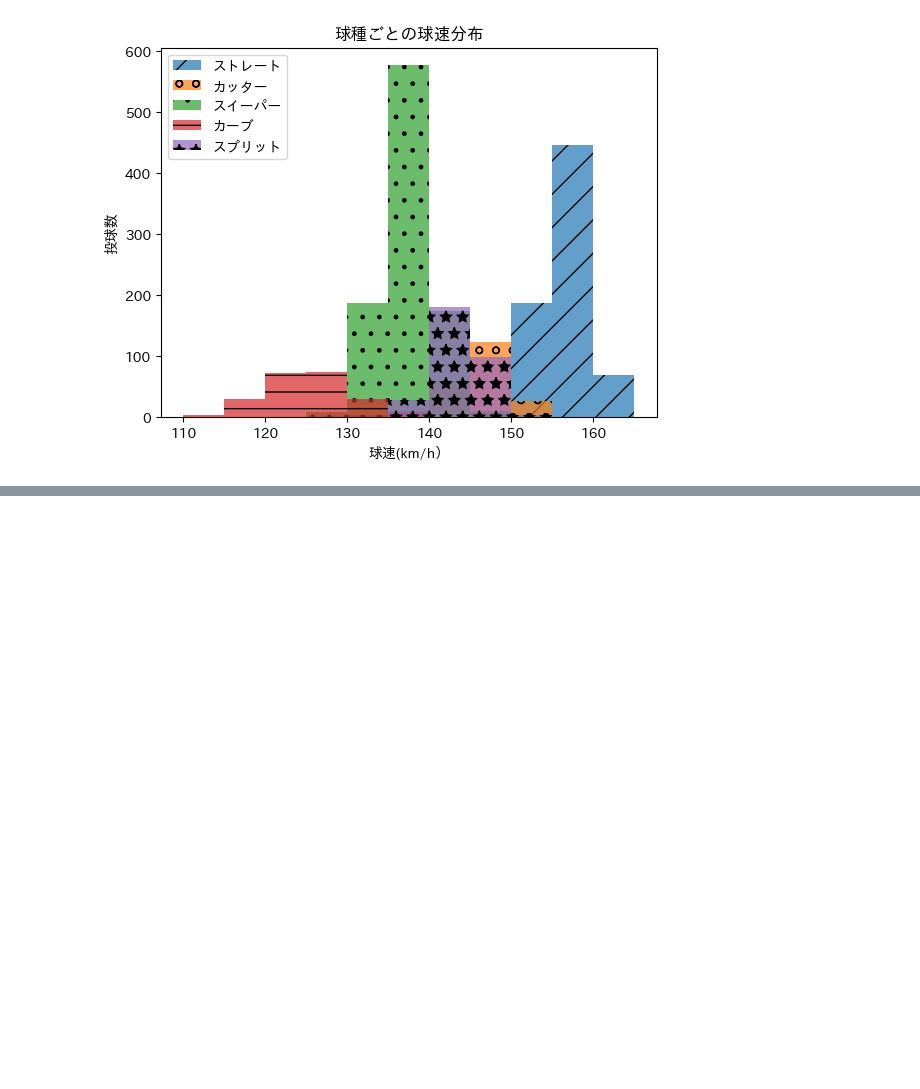
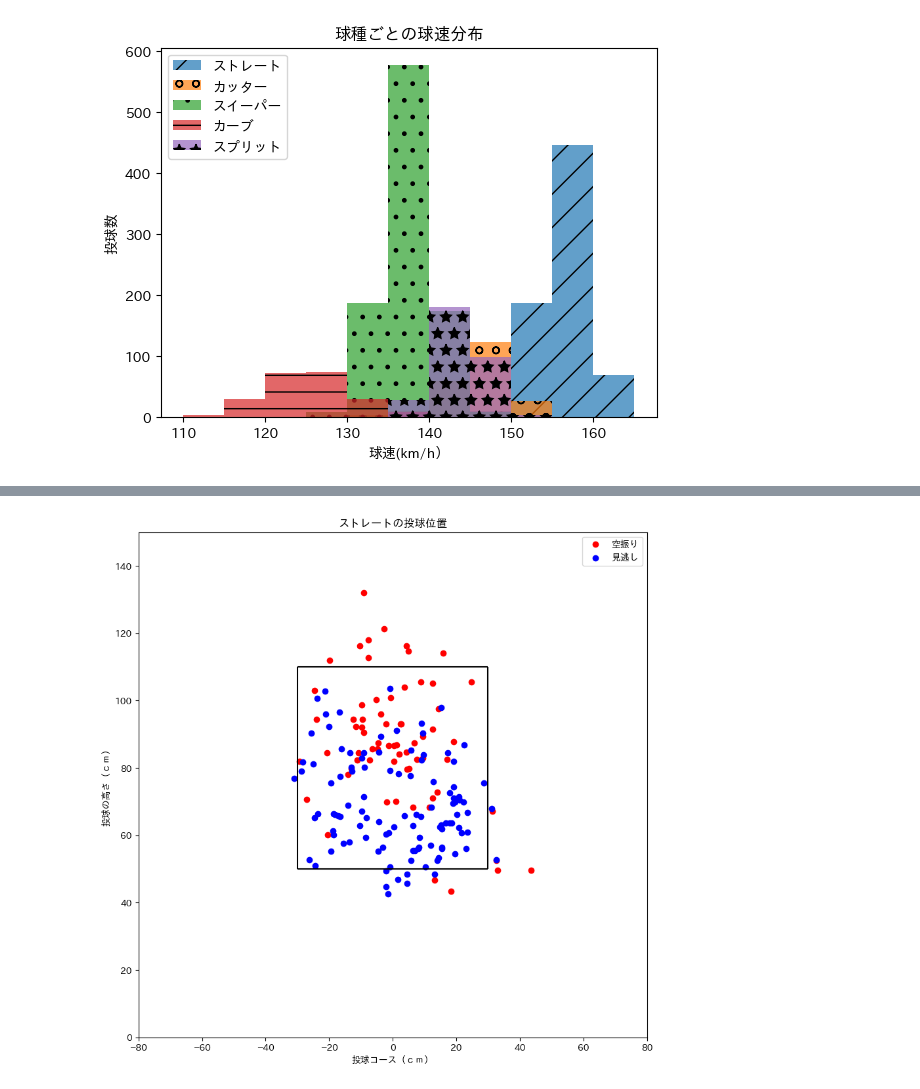
Before and after one commit to hitomitsu50/SportsData_Portfolio, a Jupyter notebook: 野球データ.ipynb, the cells around one changed output, grey strips where cells are left out. Cells and saved outputs as stored; diff of their text form; code cells hidden in the pictures; blank space fills up the shorter version.

```diff
--- a/野球データ.ipynb
+++ b/野球データ.ipynb
@@ -171,0 +222,20 @@ plt.show()
+# %%
+#空振りストライクと見逃しストライクを抽出
+Swinging=Fastball[Fastball["description"].isin(["swinging_strike","swinging_strike_blocked"])]
+Called=Fastball[Fastball["description"]=="called_strike"]
+#色分けした散布図の作成
+plt.figure(figsize=(10,10))
+plt.scatter(Swinging["plate_x_cm"],Swinging["plate_z_cm"],color="red",label="空振り")
+plt.scatter(Called["plate_x_cm"],Called["plate_z_cm"],color="blue",label="見逃し")
+#見た目の調整
+plt.title("ストレートの投球位置")
+plt.xlabel("投球コース（ｃｍ）")
+plt.ylabel("投球の高さ（ｃｍ）")
+plt.legend(loc="upper right")
+plt.hlines(y=[50,110],xmin=-30,xmax=30,color="black")
+plt.vlines(x=[-30,30],ymin=50,ymax=110,color="black")
+plt.xlim(-80,80)
+plt.ylim(0,150)
+plt.show()
+# %% [output]
+[figure, added]
```
Also changed, not shown: parts of 5 cells of this notebook.
